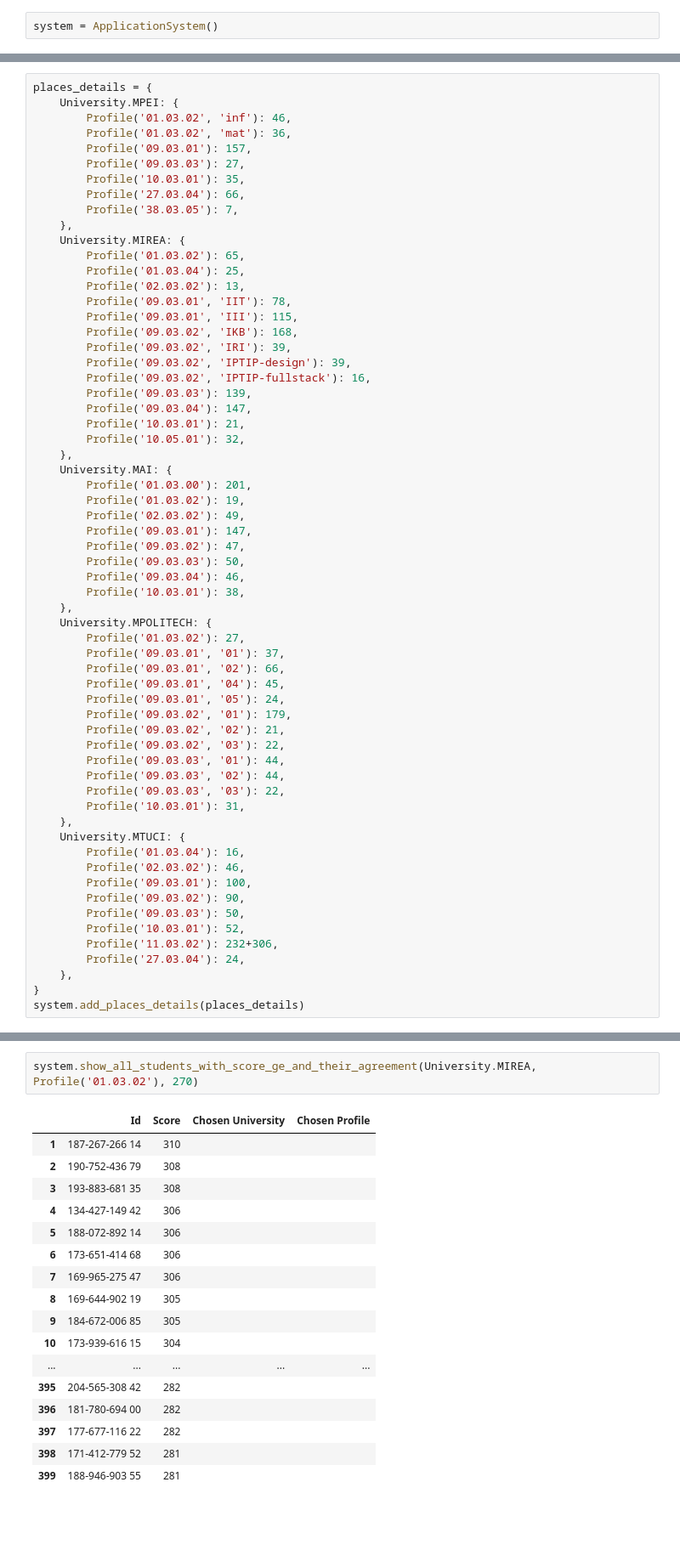
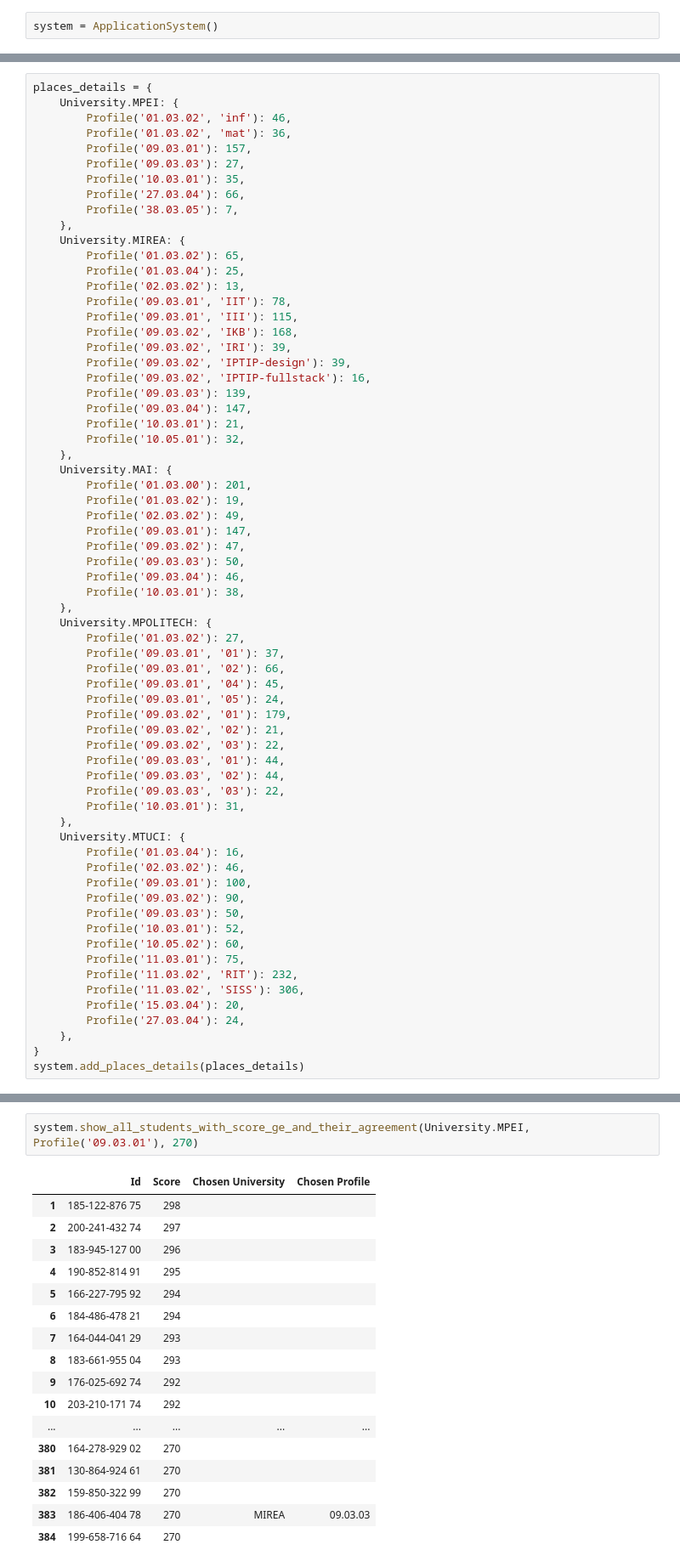
Before and after one commit to ValeriyKnyazhev/UniversityApplicationSystem, a Jupyter notebook: src/notebooks/Viewer.ipynb, the cells around one changed output, grey strips where cells are left out. Shown at 85% size. Cells and saved outputs as stored; diff of their text form; blank space fills up the shorter version.

```diff
--- a/src/notebooks/Viewer.ipynb
+++ b/src/notebooks/Viewer.ipynb
@@ -85,7 +86,11 @@ places_details = {
         Profile('09.03.02'): 90,
         Profile('09.03.03'): 50,
         Profile('10.03.01'): 52,
-        Profile('11.03.02'): 232+306,
+        Profile('10.05.02'): 60,
+        Profile('11.03.01'): 75,
+        Profile('11.03.02', 'RIT'): 232,
+        Profile('11.03.02', 'SISS'): 306,
+        Profile('15.03.04'): 20,
         Profile('27.03.04'): 24,
     },
 }
@@ -184,20 +208,20 @@ WARNING: student id=111-111-111 07 not found
 # %%
-system.show_all_students_with_score_ge_and_their_agreement(University.MIREA, Profile('01.03.02'), 270)
+system.show_all_students_with_score_ge_and_their_agreement(University.MPEI, Profile('09.03.01'), 270)
 # %% [output]
 |  | Id | Score | Chosen University | Chosen Profile |
-| 1 | 187-267-266 14 | 310 |  |  |
-| 2 | 190-752-436 79 | 308 |  |  |
-| 3 | 193-883-681 35 | 308 |  |  |
-| 4 | 134-427-149 42 | 306 |  |  |
-| 5 | 188-072-892 14 | 306 |  |  |
-| 6 | 173-651-414 68 | 306 |  |  |
-| 7 | 169-965-275 47 | 306 |  |  |
-| 8 | 169-644-902 19 | 305 |  |  |
-| 9 | 184-672-006 85 | 305 |  |  |
-| 10 | 173-939-616 15 | 304 |  |  |
+| 1 | 185-122-876 75 | 298 |  |  |
+| 2 | 200-241-432 74 | 297 |  |  |
+| 3 | 183-945-127 00 | 296 |  |  |
+| 4 | 190-852-814 91 | 295 |  |  |
+| 5 | 166-227-795 92 | 294 |  |  |
+| 6 | 184-486-478 21 | 294 |  |  |
+| 7 | 164-044-041 29 | 293 |  |  |
+| 8 | 183-661-955 04 | 293 |  |  |
+| 9 | 176-025-692 74 | 292 |  |  |
+| 10 | 203-210-171 74 | 292 |  |  |
 | ... | ... | ... | ... | ... |
-| 395 | 204-565-308 42 | 282 |  |  |
-| 396 | 181-780-694 00 | 282 |  |  |
-| 397 | 177-677-116 22 | 282 |  |  |
-| 398 | 171-412-779 52 | 281 |  |  |
-| 399 | 188-946-903 55 | 281 |  |  |
+| 380 | 164-278-929 02 | 270 |  |  |
+| 381 | 130-864-924 61 | 270 |  |  |
+| 382 | 159-850-322 99 | 270 |  |  |
+| 383 | 186-406-404 78 | 270 | MIREA | 09.03.03 |
+| 384 | 199-658-716 64 | 270 |  |  |
```
Also changed, not shown: parts of 11 cells of this notebook, 14 other files.
